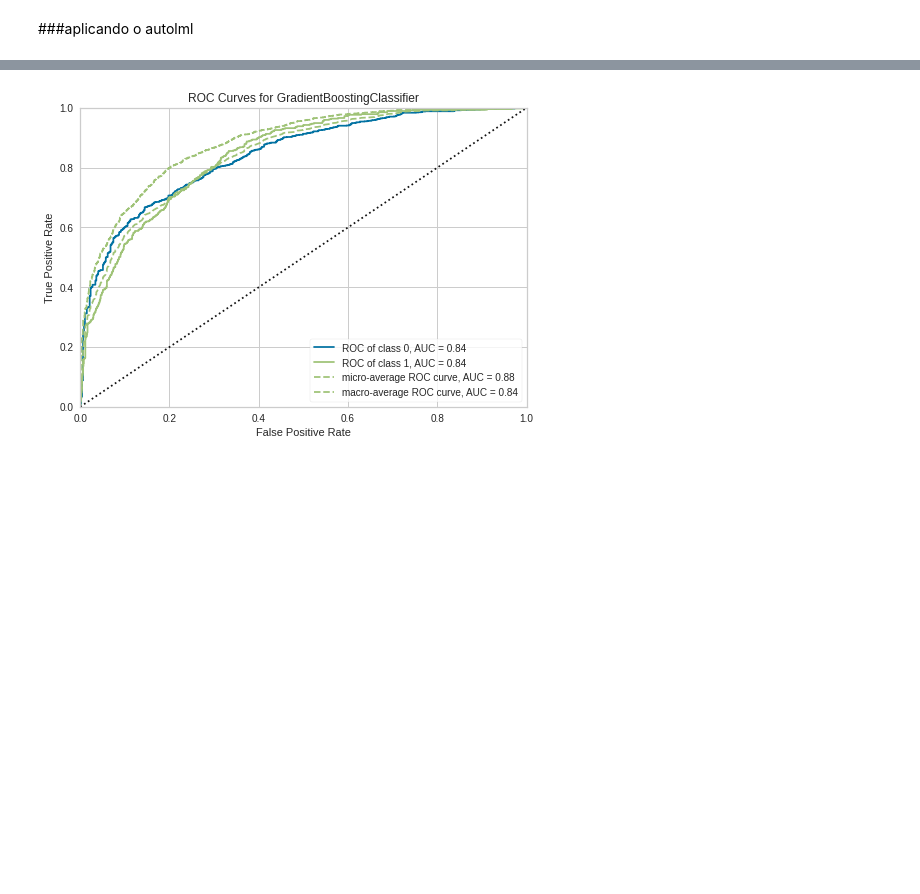
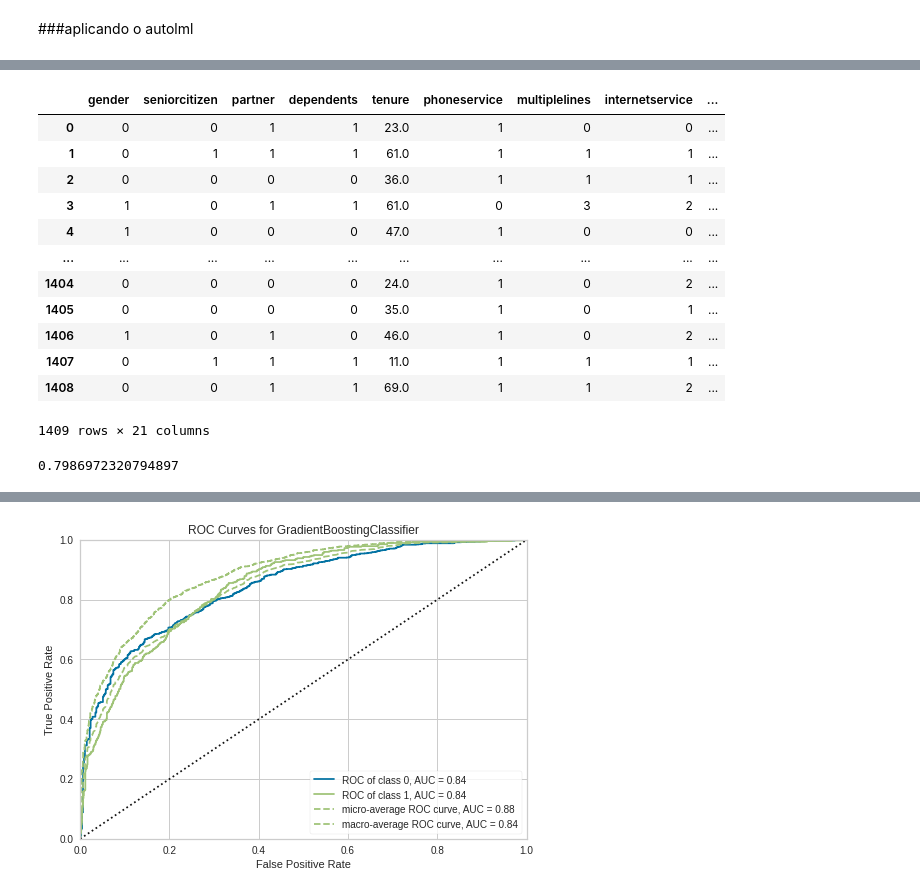
Before and after one commit to jjefferson2006/DSWP_JJ_altera, a Jupyter notebook: desafio_kaggle_2.ipynb, the cells around one changed output, grey strips where cells are left out. Drawn from its saved outputs; the diff is of its cells as text; code cells hidden in the pictures; blank space fills up the shorter version.

```diff
--- a/desafio_kaggle_2.ipynb
+++ b/desafio_kaggle_2.ipynb
@@ -410,0 +746,4 @@ dtype: int64
+# %%
+#df_churn_test['monthlycharges'][313]
+for i in l_index_charg:
+    df_churn_test['totalcharges'][i] =df_churn_test['monthlycharges'][i]
@@ -410,0 +770,16 @@ dtype: int64
+# %%
+df_churn_test.gender.replace(['Female', 'Male'], [1, 0], inplace=True)
+df_churn_test.partner.replace(['Yes', 'No'], [1, 0], inplace=True)
+df_churn_test.phoneservice.replace(['Yes', 'No'], [1, 0], inplace=True)
+df_churn_test.paperlessbilling.replace(['Yes', 'No'], [1, 0], inplace=True)
+# %%
+df_churn_test.internetservice.replace(['Fiber optic', 'DSL', 'No'], [1,2,0], inplace=True)
+df_churn_test.paymentmethod.replace(['Electronic check', 'Bank transfer (automatic)', 'Mailed check', 'Credit card (automatic)'], [1,2,3,4], inplace=True)
+df_churn_test.contract.replace(['Two year', 'One year', 'Month-to-month'], [2,1,0], inplace=True)
+df_churn_test.multiplelines.replace(['No', 'Yes', 'No phone service'], [0,1,3], inplace=True)
+df_churn_test.onlinesecurity.replace(['No', 'Yes', 'No internet service'], [0,1,2], inplace=True)
+df_churn_test.onlinebackup.replace(['No', 'Yes', 'No internet service'], [0,1,2], inplace=True)
+df_churn_test.deviceprotection.replace(['No', 'Yes', 'No internet service'], [0,1,2], inplace=True)
+df_churn_test.techsupport.replace(['No', 'Yes', 'No internet service'], [0,1,2], inplace=True)
+df_churn_test.streamingtv.replace(['No', 'Yes', 'No internet service'], [0,1,2], inplace=True)
+df_churn_test.streamingmovies.replace(['No', 'Yes', 'No internet service'], [0,1,2], inplace=True)
@@ -410,0 +795,2 @@ dtype: int64
+# %%
+df_churn_test.dependents.replace(['Yes', 'No'], [1, 0], inplace=True)
@@ -506,0 +922,21 @@ plot_model(estimator = tuned_gbc, plot = 'learning')
+# %%
+predic = predict_model(tuned_gbc, data = df_churn_test)
+predic
+# %% [output]
+|  | gender | seniorcitizen | partner | dependents | tenure | phoneservice | multiplelines | internetservice | ... |
+| 0 | 0 | 0 | 1 | 1 | 23.0 | 1 | 0 | 0 | ... |
+| 1 | 0 | 1 | 1 | 1 | 61.0 | 1 | 1 | 1 | ... |
+| 2 | 0 | 0 | 0 | 0 | 36.0 | 1 | 1 | 1 | ... |
+| 3 | 1 | 0 | 1 | 1 | 61.0 | 0 | 3 | 2 | ... |
+| 4 | 1 | 0 | 0 | 0 | 47.0 | 1 | 0 | 0 | ... |
+| ... | ... | ... | ... | ... | ... | ... | ... | ... | ... |
+| 1404 | 0 | 0 | 0 | 0 | 24.0 | 1 | 0 | 2 | ... |
+| 1405 | 0 | 0 | 0 | 0 | 35.0 | 1 | 0 | 1 | ... |
+| 1406 | 1 | 0 | 1 | 0 | 46.0 | 1 | 0 | 2 | ... |
+| 1407 | 0 | 1 | 1 | 1 | 11.0 | 1 | 1 | 1 | ... |
+| 1408 | 0 | 0 | 1 | 1 | 69.0 | 1 | 1 | 2 | ... |
+1409 rows × 21 columns
+# %%
+predic['Score'].mean()
+# %% [output]
+0.7986972320794897
```
Also changed, not shown: parts of 47 cells of this notebook.
